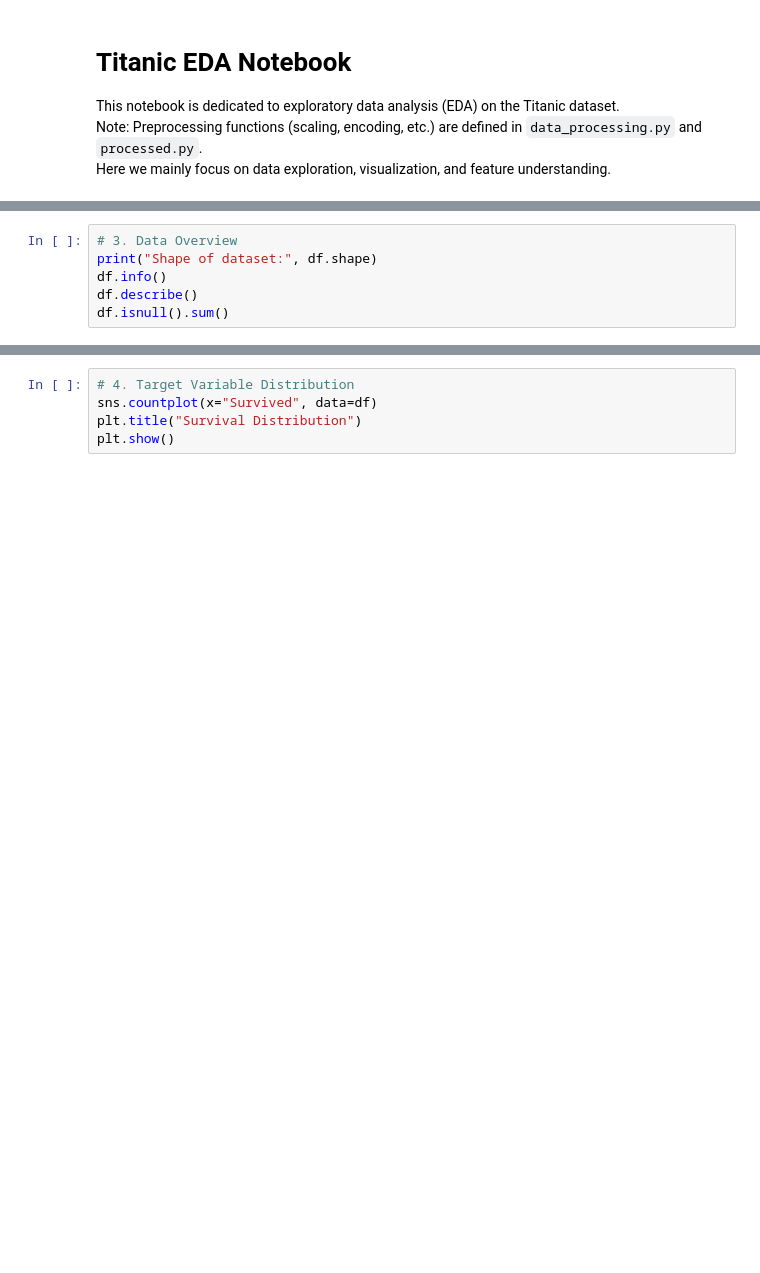
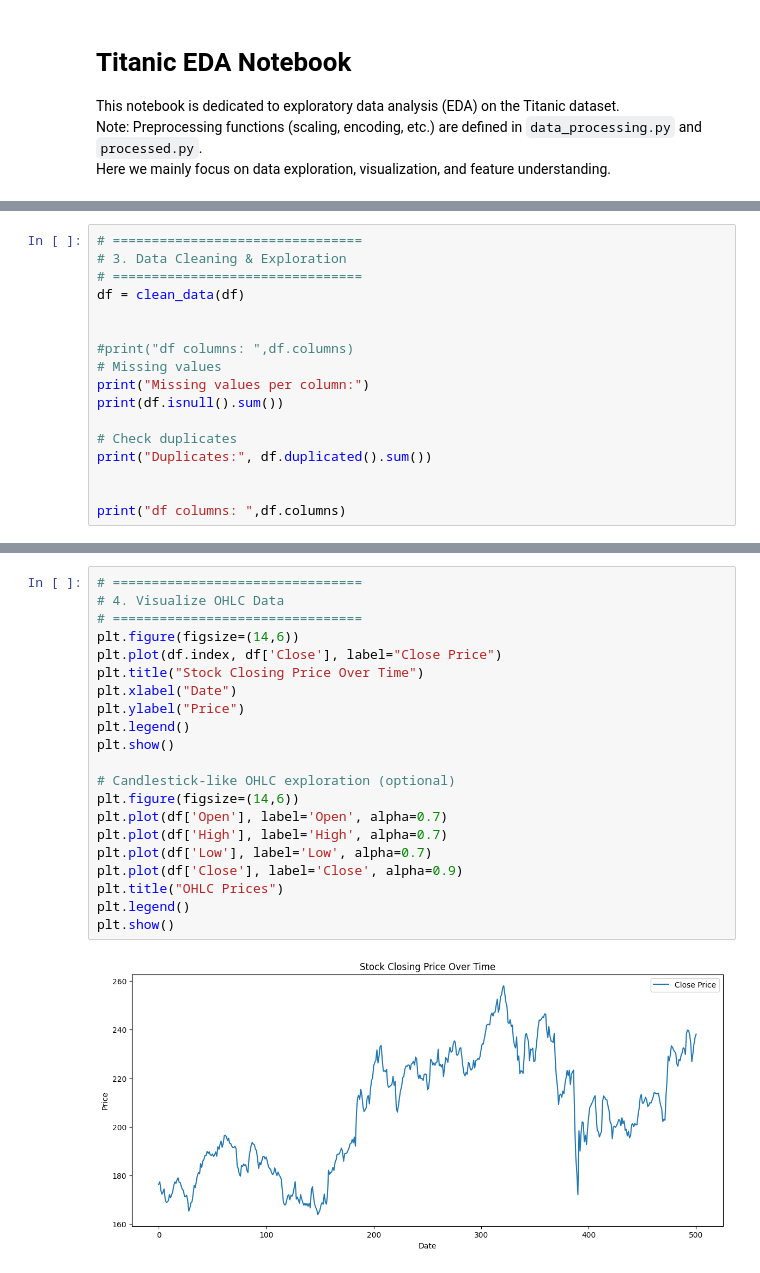
Before and after one commit to laithalfar/Stock_Prediction, a Jupyter notebook: notebooks/1_eda.ipynb, the cells around one changed output, grey strips where cells are left out. Drawn from its saved outputs; the diff is of its cells as text; blank space fills up the shorter version.

```diff
--- a/notebooks/1_eda.ipynb
+++ b/notebooks/1_eda.ipynb
@@ -20,6 +56,17 @@ df.head()
 # %%
-# 3. Data Overview
-print("Shape of dataset:", df.shape)
-df.info()
-df.describe()
-df.isnull().sum()
+# ================================
+# 3. Data Cleaning & Exploration
+# ================================
+df = clean_data(df)
+
+
+#print("df columns: ",df.columns)
+# Missing values
+print("Missing values per column:")
+print(df.isnull().sum())
+
+# Check duplicates
+print("Duplicates:", df.duplicated().sum())
+
+
+print("df columns: ",df.columns)
@@ -26,5 +88,23 @@ df.isnull().sum()
 # %%
-# 4. Target Variable Distribution
-sns.countplot(x="Survived", data=df)
-plt.title("Survival Distribution")
+# ================================
+# 4. Visualize OHLC Data
+# ================================
+plt.figure(figsize=(14,6))
+plt.plot(df.index, df['Close'], label="Close Price")
+plt.title("Stock Closing Price Over Time")
+plt.xlabel("Date")
+plt.ylabel("Price")
+plt.legend()
 plt.show()
+
+# Candlestick-like OHLC exploration (optional)
+plt.figure(figsize=(14,6))
+plt.plot(df['Open'], label='Open', alpha=0.7)
+plt.plot(df['High'], label='High', alpha=0.7)
+plt.plot(df['Low'], label='Low', alpha=0.7)
+plt.plot(df['Close'], label='Close', alpha=0.9)
+plt.title("OHLC Prices")
+plt.legend()
+plt.show()
+# %% [output]
+[figure, added]
```
Also changed, not shown: parts of 9 cells of this notebook, 2 other files.
